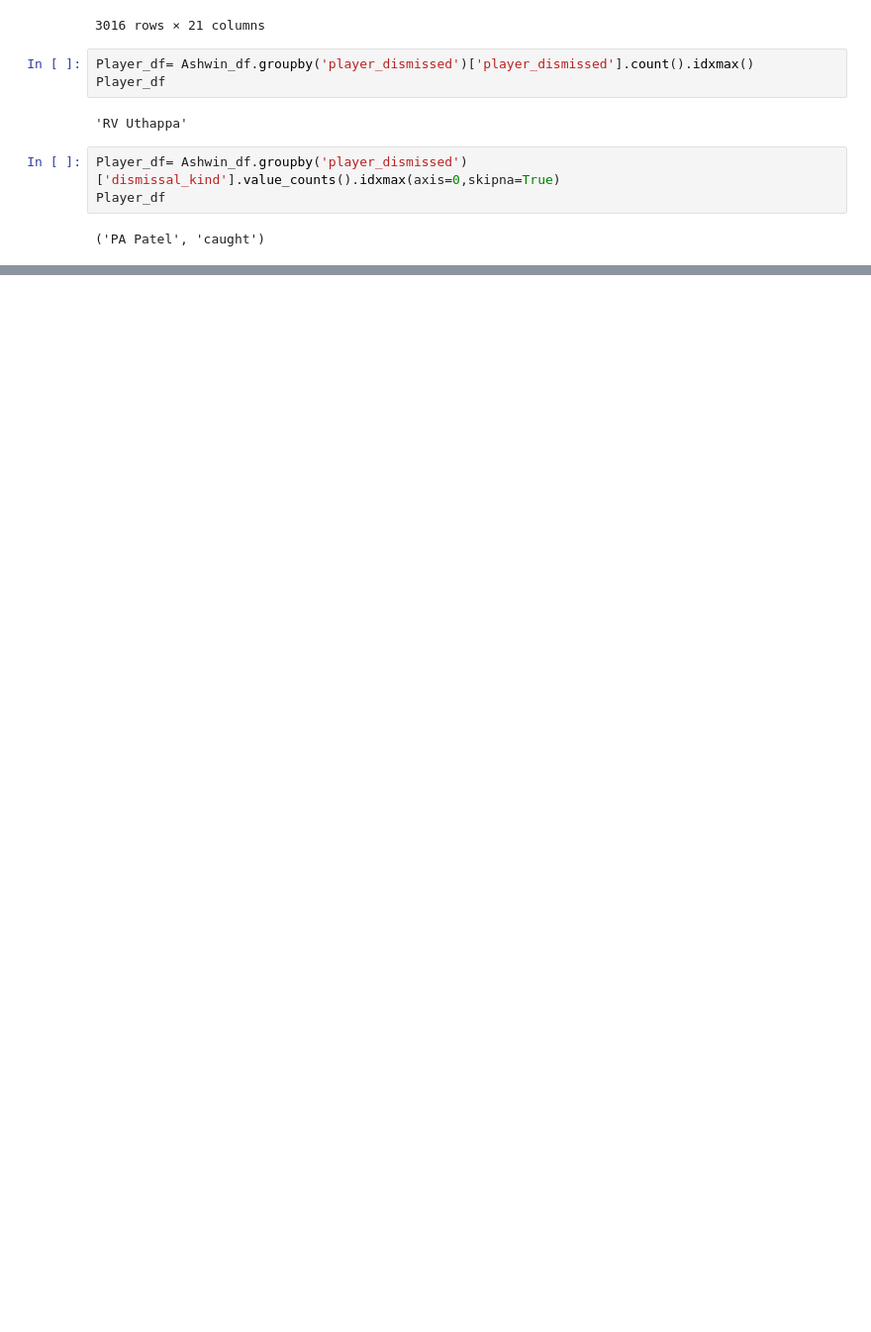
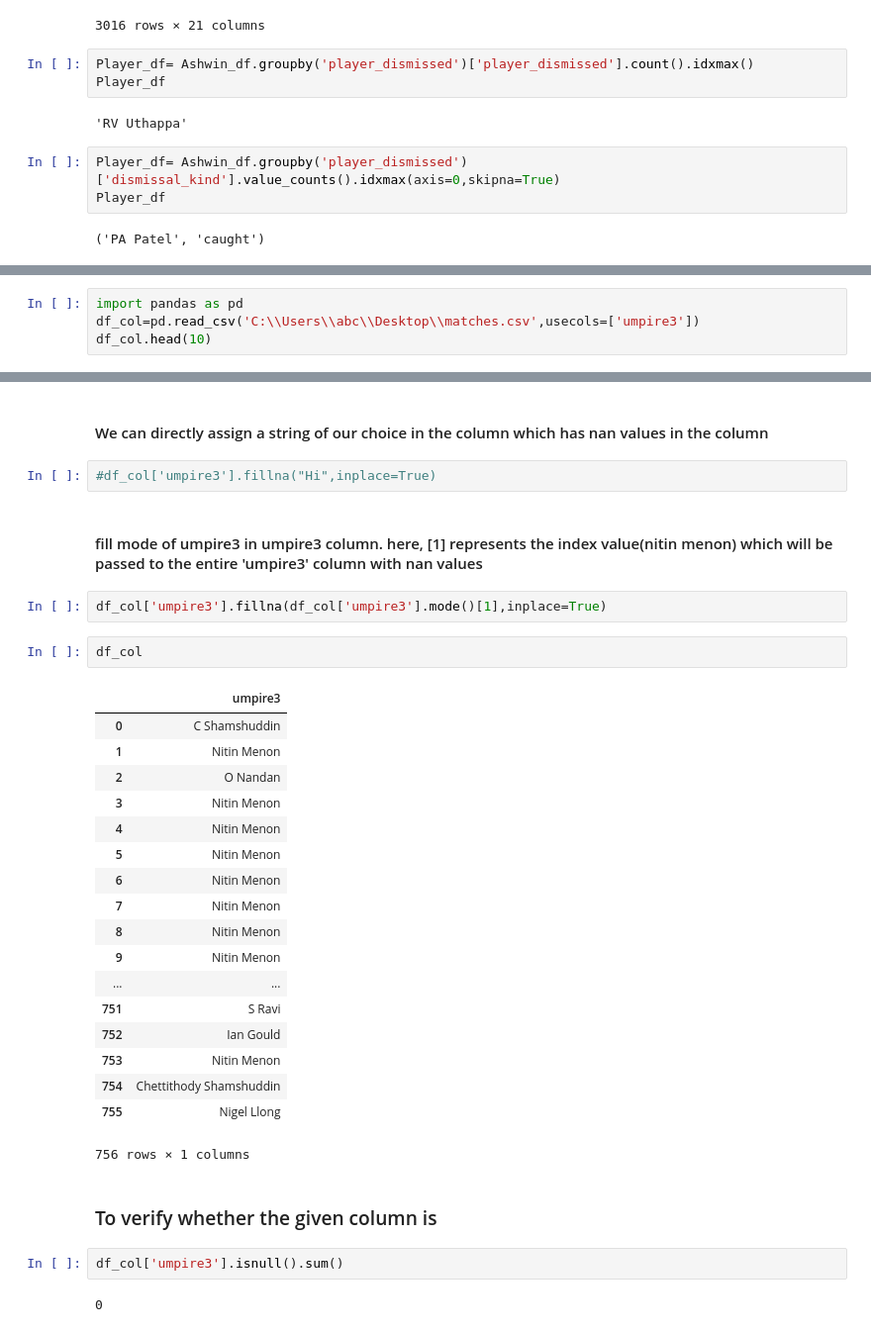
Before and after one commit to ramyasivakumar7/ML, a Jupyter notebook: Pandas-Home1.ipynb, the cells around one changed output, grey strips where cells are left out. Shown: that part at 99% size. Drawn from its saved outputs; the diff is of its cells as text; blank space fills up the shorter version.

```diff
--- a/Pandas-Home1.ipynb
+++ b/Pandas-Home1.ipynb
@@ -88,0 +176,4 @@ TypeError: bad operand type for unary ~: 'list'
+# %%
+import pandas as pd
+df_col=pd.read_csv('C:\\Users\\abc\\Desktop\\matches.csv',usecols=['umpire3'])
+df_col.head(10)
@@ -88,0 +192,35 @@ TypeError: bad operand type for unary ~: 'list'
+# %% [markdown]
+#### We can directly assign a string of our choice in the column which has nan values in the column
+# %%
+#df_col['umpire3'].fillna("Hi",inplace=True)
+# %% [markdown]
+#### fill mode of umpire3 in umpire3 column. here, [1] represents the index value(nitin menon) which will be passed to the entire 'umpire3' column with nan values
+# %%
+df_col['umpire3'].fillna(df_col['umpire3'].mode()[1],inplace=True)
+# %%
+df_col
+# %% [output]
+|  | umpire3 |
+| 0 | C Shamshuddin |
+| 1 | Nitin Menon |
+| 2 | O Nandan |
+| 3 | Nitin Menon |
+| 4 | Nitin Menon |
+| 5 | Nitin Menon |
+| 6 | Nitin Menon |
+| 7 | Nitin Menon |
+| 8 | Nitin Menon |
+| 9 | Nitin Menon |
+| ... | ... |
+| 751 | S Ravi |
+| 752 | Ian Gould |
+| 753 | Nitin Menon |
+| 754 | Chettithody Shamshuddin |
+| 755 | Nigel Llong |
+756 rows × 1 columns
+# %% [markdown]
+###  To verify whether the given column is
+# %%
+df_col['umpire3'].isnull().sum()
+# %% [output]
+0
```
Also changed, not shown: parts of 16 cells of this notebook.
